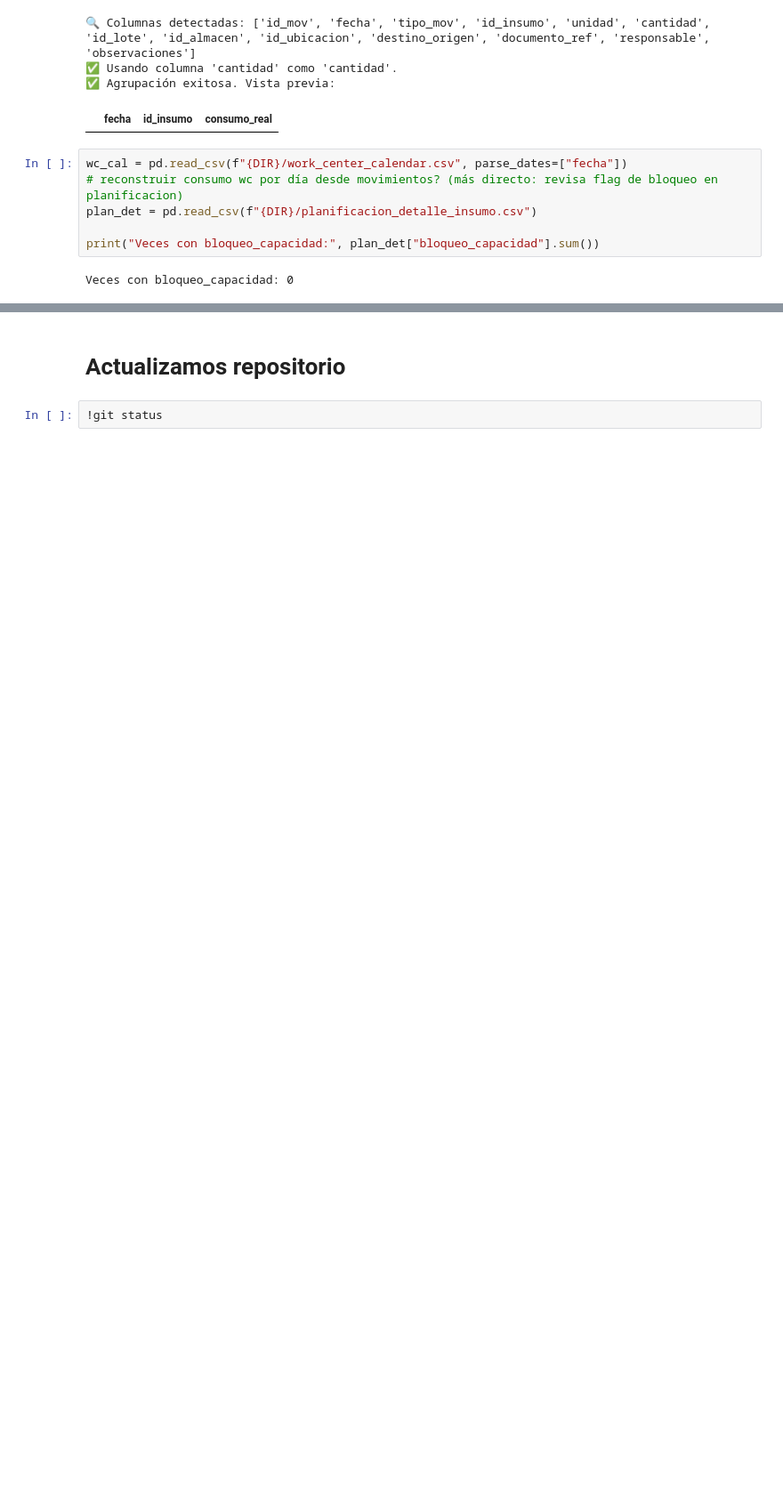
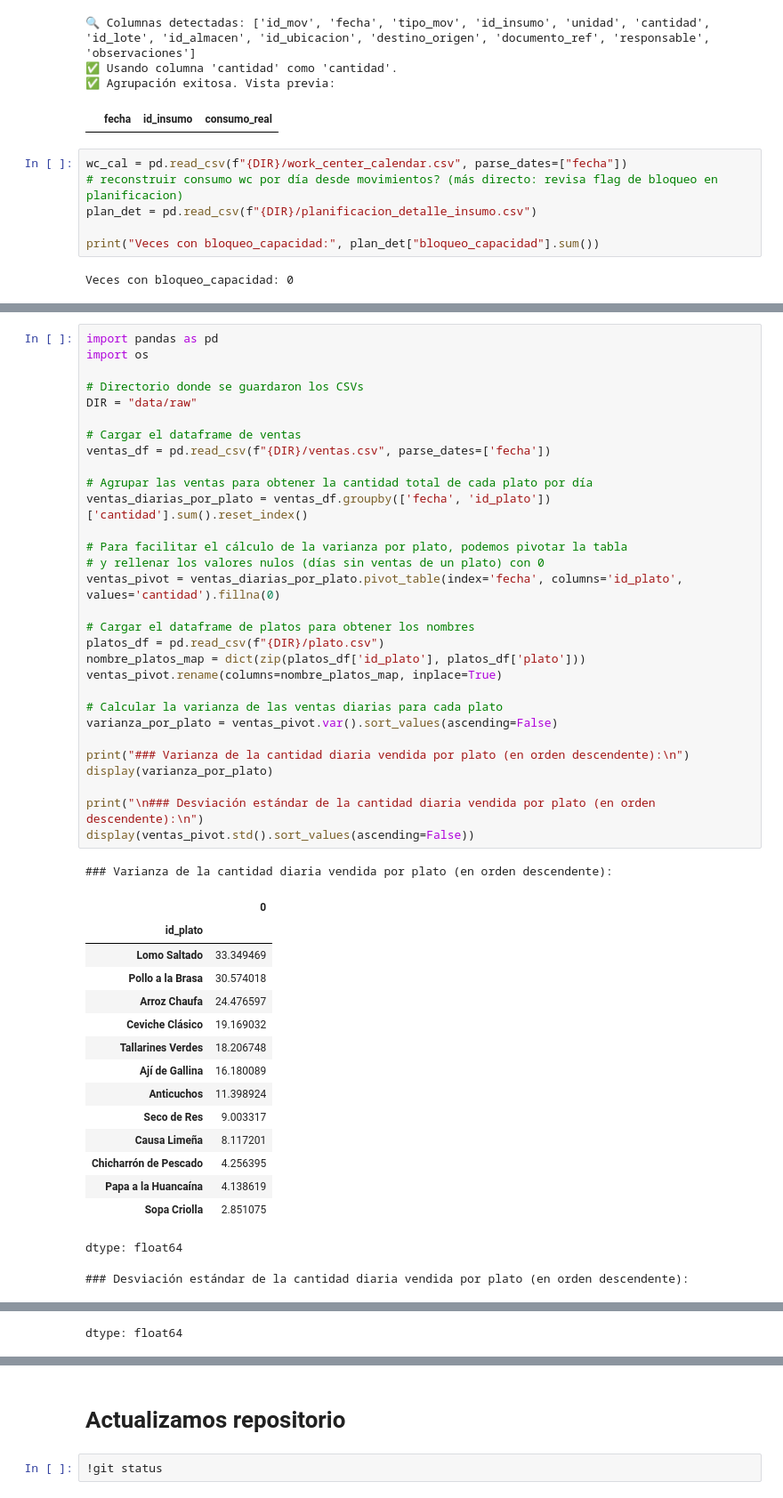
Before and after one commit to joseph7104/-1INF46-Plan_Compras_Produccion, a Jupyter notebook: notebooks/Data_Generator.ipynb, the cells around one changed output, grey strips where cells are left out. Shown: that part at 89% size. Cells and saved outputs as stored; diff of their text form; blank space fills up the shorter version.

Commit message:
Data Generator Script V2 Created using Colab

```diff
--- a/notebooks/Data_Generator.ipynb
+++ b/notebooks/Data_Generator.ipynb
@@ -909,0 +930,48 @@ print(inv_mov.columns.tolist())
+# %%
+import pandas as pd
+import os
+
+# Directorio donde se guardaron los CSVs
+DIR = "data/raw"
+
+# Cargar el dataframe de ventas
+ventas_df = pd.read_csv(f"{DIR}/ventas.csv", parse_dates=['fecha'])
+
+# Agrupar las ventas para obtener la cantidad total de cada plato por día
+ventas_diarias_por_plato = ventas_df.groupby(['fecha', 'id_plato'])['cantidad'].sum().reset_index()
+
+# Para facilitar el cálculo de la varianza por plato, podemos pivotar la tabla
+# y rellenar los valores nulos (días sin ventas de un plato) con 0
+ventas_pivot = ventas_diarias_por_plato.pivot_table(index='fecha', columns='id_plato', values='cantidad').fillna(0)
+
+# Cargar el dataframe de platos para obtener los nombres
+platos_df = pd.read_csv(f"{DIR}/plato.csv")
+nombre_platos_map = dict(zip(platos_df['id_plato'], platos_df['plato']))
+ventas_pivot.rename(columns=nombre_platos_map, inplace=True)
+
+# Calcular la varianza de las ventas diarias para cada plato
+varianza_por_plato = ventas_pivot.var().sort_values(ascending=False)
+
+print("### Varianza de la cantidad diaria vendida por plato (en orden descendente):\n")
+display(varianza_por_plato)
+
+print("\n### Desviación estándar de la cantidad diaria vendida por plato (en orden descendente):\n")
+display(ventas_pivot.std().sort_values(ascending=False))
+# %% [output]
+### Varianza de la cantidad diaria vendida por plato (en orden descendente):
+|  | 0 |
+| id_plato |  |
+| Lomo Saltado | 33.349469 |
+| Pollo a la Brasa | 30.574018 |
+| Arroz Chaufa | 24.476597 |
+| Ceviche Clásico | 19.169032 |
+| Tallarines Verdes | 18.206748 |
+| Ají de Gallina | 16.180089 |
+| Anticuchos | 11.398924 |
+| Seco de Res | 9.003317 |
+| Causa Limeña | 8.117201 |
+| Chicharrón de Pescado | 4.256395 |
+| Papa a la Huancaína | 4.138619 |
+| Sopa Criolla | 2.851075 |
+dtype: float64
+### Desviación estándar de la cantidad diaria vendida por plato (en orden descendente):
@@ -909,0 +992 @@ print(inv_mov.columns.tolist())
+dtype: float64
```
Also changed, not shown: parts of 14 cells of this notebook.
